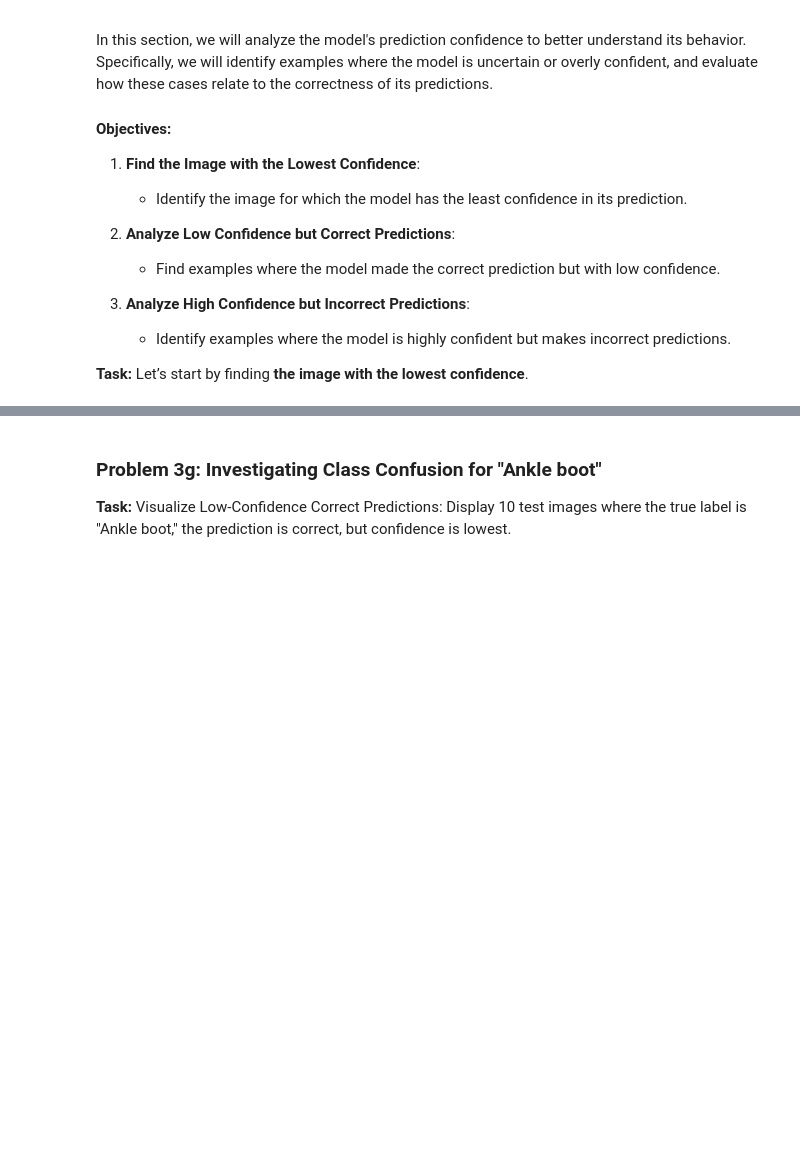
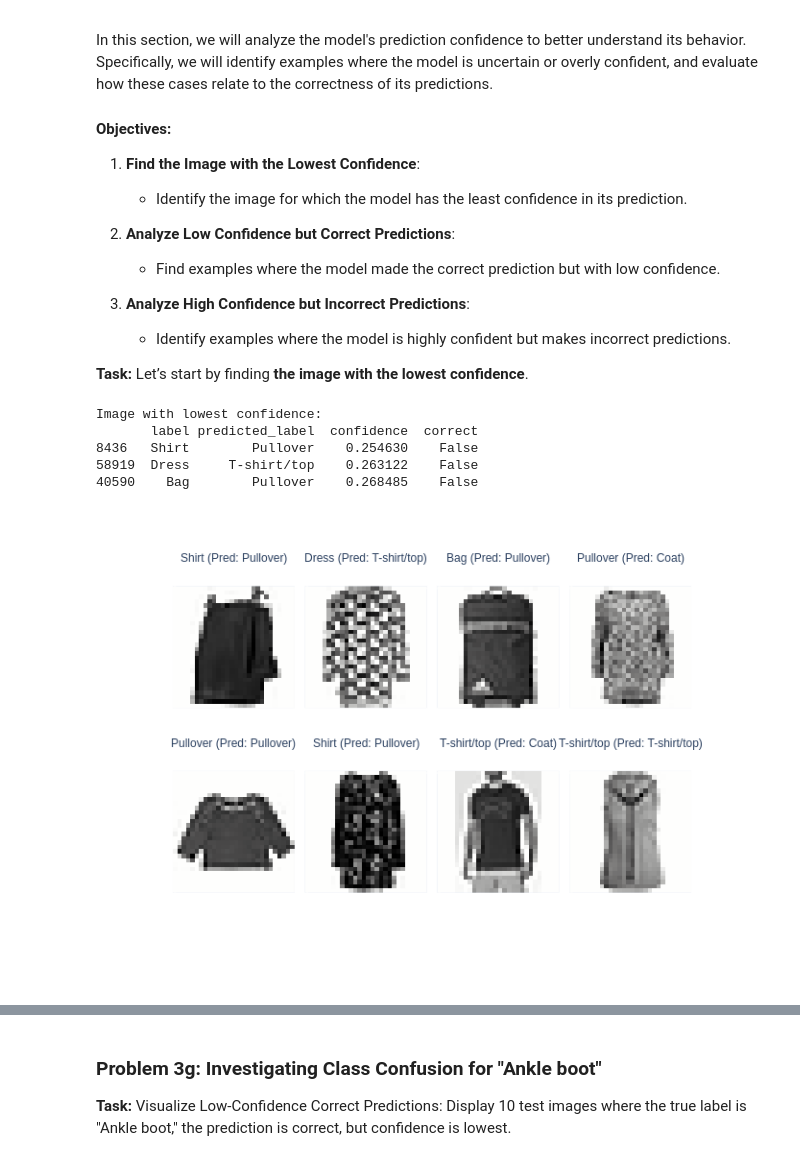
Before and after one commit to chenxixianming/fa25-student, a Jupyter notebook: hw/hw1/fashion_pt_1.ipynb, the cells around one changed output, grey strips where cells are left out. Saved outputs shown, nothing was run; the diff lists cells and outputs as text; code cells hidden in the pictures; blank space fills up the shorter version.

```diff
--- a/hw/hw1/fashion_pt_1.ipynb
+++ b/hw/hw1/fashion_pt_1.ipynb
@@ -794,13 +881,20 @@ In this section, we will analyze the model's prediction confidence to better und
 **Task:** Let’s start by finding **the image with the lowest confidence**.
 # %%
 # TODO: Find the image with the lowest confidence by sorting the `confidence` column of `test_df`
-least_confident = ...
+least_confident = test_df.sort_values(by= "confidence")
 print("Image with lowest confidence:")
 print(least_confident[['label', 'predicted_label', 'confidence', 'correct']][:3])
 
 # Show image with lowest confidence and its predicted label
 show_labels = [f"{label} (Pred: {predicted_label})" for label, predicted_label in zip(least_confident["label"].tolist(), least_confident["predicted_label"].tolist())]
 fig = show_images(np.stack(least_confident["image"].tolist()), 8, ncols=4, labels=show_labels, reshape=True)
 fig.show()
+# %% [output]
+Image with lowest confidence:
+       label predicted_label  confidence  correct
+8436   Shirt        Pullover    0.254630    False
+58919  Dress     T-shirt/top    0.263122    False
+40590    Bag        Pullover    0.268485    False
+[figure, added]
 # %%
 grader.check("q3f")
```
Also changed, not shown: parts of 10 cells of this notebook.
